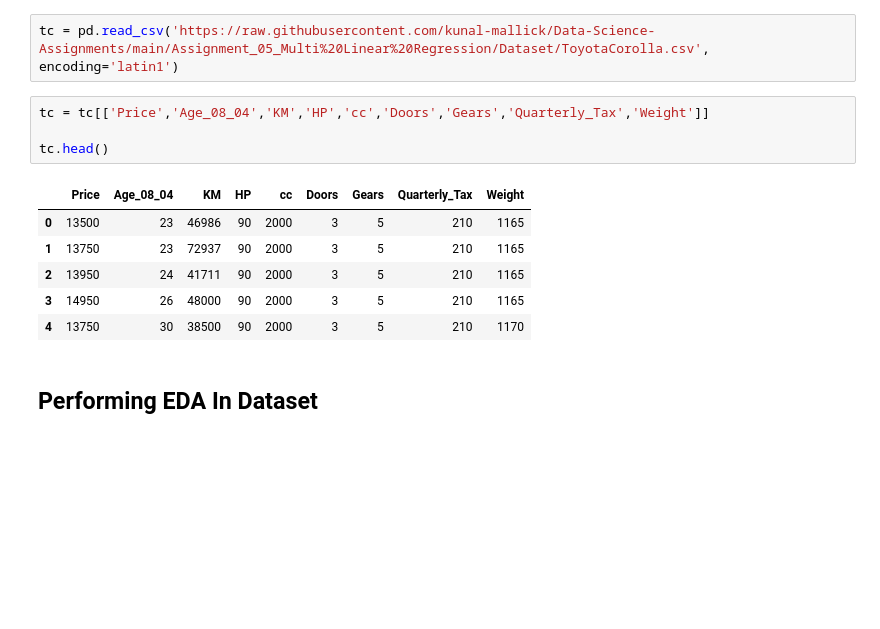
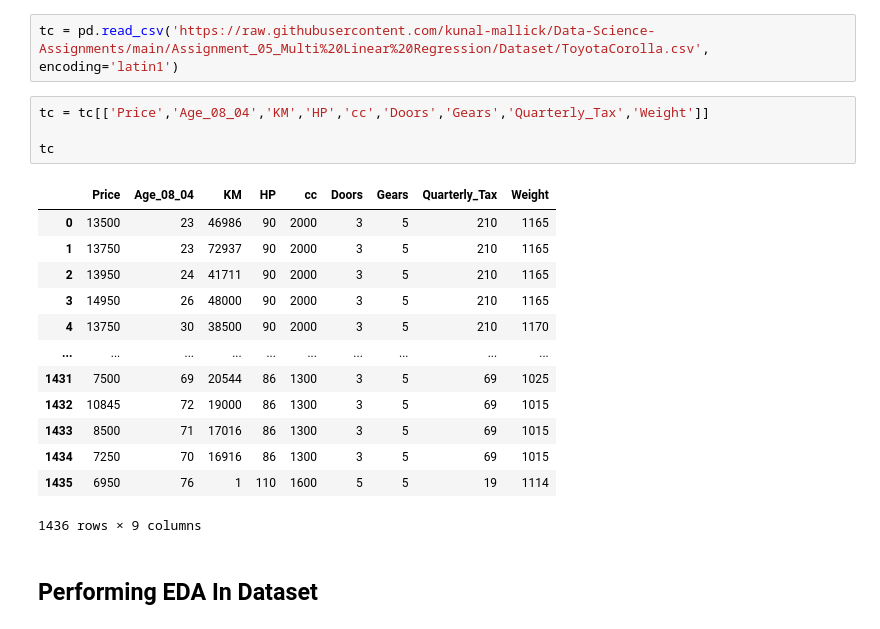
Before and after one commit to kunal-mallick/Data-Science-Assignments, a Jupyter notebook: Assignment_05_Multi Linear Regression/Code/Q2_ToyotaCorolla.ipynb, the cells around one changed output. Cells and saved outputs as stored; diff of their text form; blank space fills up the shorter version.

```diff
--- a/Assignment_05_Multi Linear Regression/Code/Q2_ToyotaCorolla.ipynb
+++ b/Assignment_05_Multi Linear Regression/Code/Q2_ToyotaCorolla.ipynb
@@ -36,14 +39,21 @@ tc = pd.read_csv('https://raw.githubusercontent.com/kunal-mallick/Data-Science-A
 # %%
 tc = tc[['Price','Age_08_04','KM','HP','cc','Doors','Gears','Quarterly_Tax','Weight']]
 
-tc.head()
+tc
 # %% [output]
 |  | Price | Age_08_04 | KM | HP | cc | Doors | Gears | Quarterly_Tax | Weight |
 | 0 | 13500 | 23 | 46986 | 90 | 2000 | 3 | 5 | 210 | 1165 |
 | 1 | 13750 | 23 | 72937 | 90 | 2000 | 3 | 5 | 210 | 1165 |
 | 2 | 13950 | 24 | 41711 | 90 | 2000 | 3 | 5 | 210 | 1165 |
 | 3 | 14950 | 26 | 48000 | 90 | 2000 | 3 | 5 | 210 | 1165 |
 | 4 | 13750 | 30 | 38500 | 90 | 2000 | 3 | 5 | 210 | 1170 |
+| ... | ... | ... | ... | ... | ... | ... | ... | ... | ... |
+| 1431 | 7500 | 69 | 20544 | 86 | 1300 | 3 | 5 | 69 | 1025 |
+| 1432 | 10845 | 72 | 19000 | 86 | 1300 | 3 | 5 | 69 | 1015 |
+| 1433 | 8500 | 71 | 17016 | 86 | 1300 | 3 | 5 | 69 | 1015 |
+| 1434 | 7250 | 70 | 16916 | 86 | 1300 | 3 | 5 | 69 | 1015 |
+| 1435 | 6950 | 76 | 1 | 110 | 1600 | 5 | 5 | 19 | 1114 |
+1436 rows × 9 columns
 # %% [markdown]
 ## Performing EDA In Dataset
 # %% [markdown]
```
Also changed, not shown: parts of 5 cells of this notebook.
